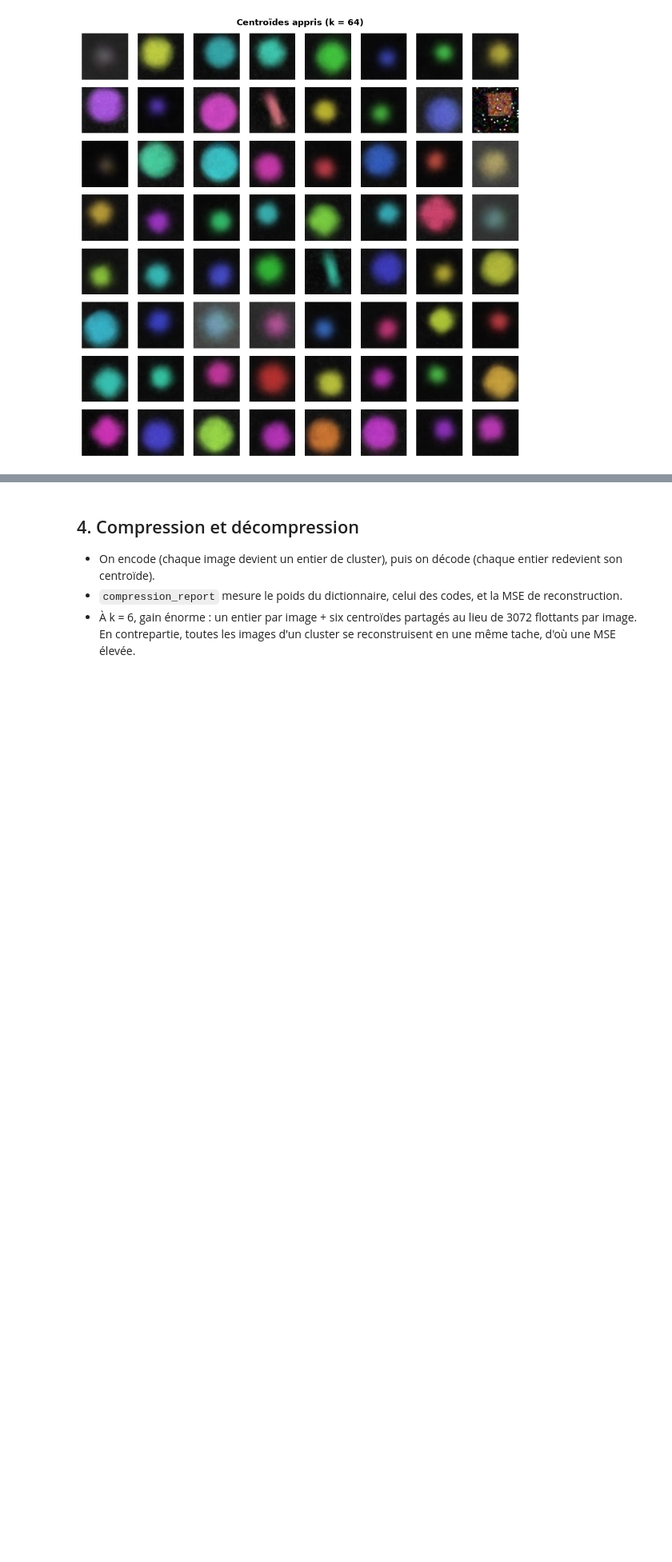
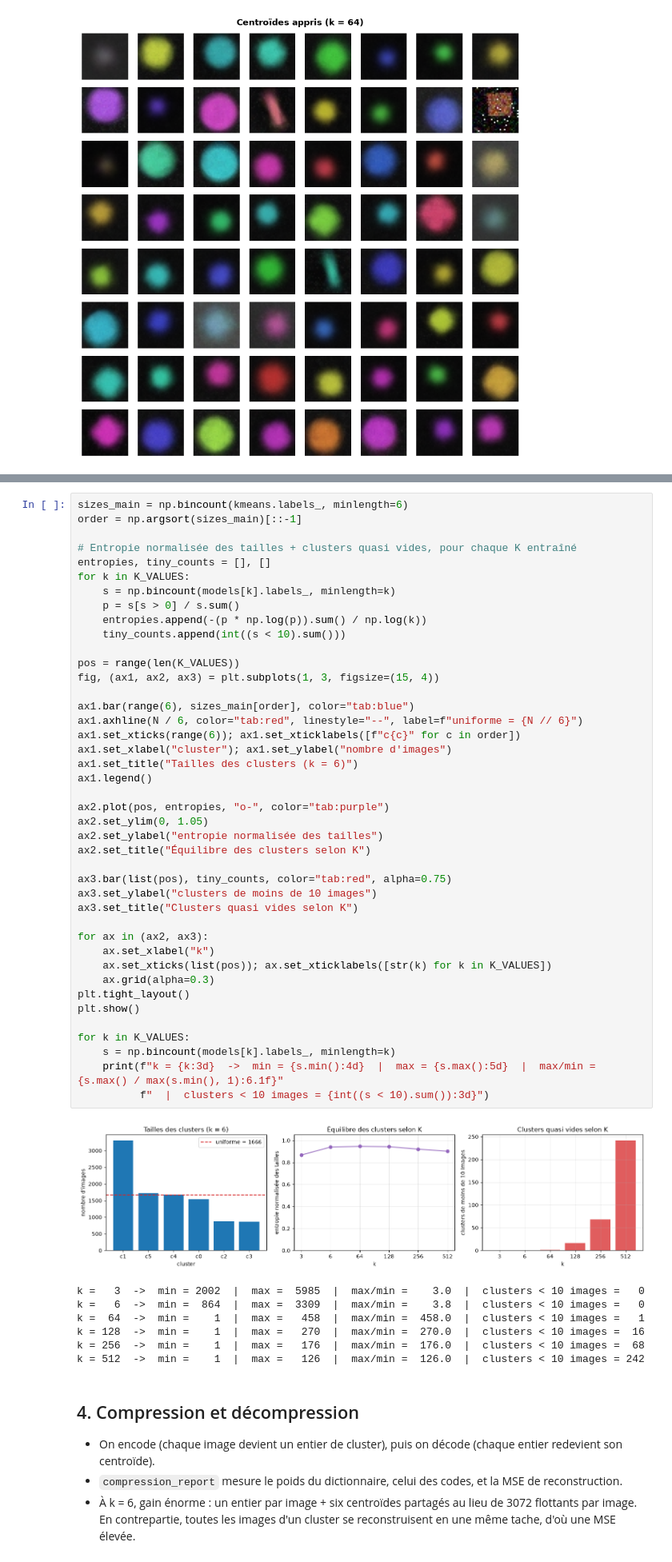
Before and after one commit to magicAyyub/unsupervised, a Jupyter notebook: notebooks/01_kmeans_shapes.ipynb, the cells around one changed output, grey strips where cells are left out. Shown at 80% size. Saved outputs shown, nothing was run; the diff lists cells and outputs as text; blank space fills up the shorter version.

```diff
--- a/notebooks/01_kmeans_shapes.ipynb
+++ b/notebooks/01_kmeans_shapes.ipynb
@@ -232,3 +287,53 @@ plt.show()
+# %%
+sizes_main = np.bincount(kmeans.labels_, minlength=6)
+order = np.argsort(sizes_main)[::-1]
+
+# Entropie normalisée des tailles + clusters quasi vides, pour chaque K entraîné
+entropies, tiny_counts = [], []
+for k in K_VALUES:
+    s = np.bincount(models[k].labels_, minlength=k)
+    p = s[s > 0] / s.sum()
+    entropies.append(-(p * np.log(p)).sum() / np.log(k))
+    tiny_counts.append(int((s < 10).sum()))
+
+pos = range(len(K_VALUES))
+fig, (ax1, ax2, ax3) = plt.subplots(1, 3, figsize=(15, 4))
+
+ax1.bar(range(6), sizes_main[order], color="tab:blue")
+ax1.axhline(N / 6, color="tab:red", linestyle="--", label=f"uniforme = {N // 6}")
+ax1.set_xticks(range(6)); ax1.set_xticklabels([f"c{c}" for c in order])
+ax1.set_xlabel("cluster"); ax1.set_ylabel("nombre d'images")
+ax1.set_title("Tailles des clusters (k = 6)")
+ax1.legend()
+
+ax2.plot(pos, entropies, "o-", color="tab:purple")
+ax2.set_ylim(0, 1.05)
+ax2.set_ylabel("entropie normalisée des tailles")
+ax2.set_title("Équilibre des clusters selon K")
+
+ax3.bar(list(pos), tiny_counts, color="tab:red", alpha=0.75)
+ax3.set_ylabel("clusters de moins de 10 images")
+ax3.set_title("Clusters quasi vides selon K")
+
+for ax in (ax2, ax3):
+    ax.set_xlabel("k")
+    ax.set_xticks(list(pos)); ax.set_xticklabels([str(k) for k in K_VALUES])
+    ax.grid(alpha=0.3)
+plt.tight_layout()
+plt.show()
+
+for k in K_VALUES:
+    s = np.bincount(models[k].labels_, minlength=k)
+    print(f"k = {k:3d}  ->  min = {s.min():4d}  |  max = {s.max():5d}  |  max/min = {s.max() / max(s.min(), 1):6.1f}"
+          f"  |  clusters < 10 images = {int((s < 10).sum()):3d}")
+# %% [output]
+[figure, added]
+k =   3  ->  min = 2002  |  max =  5985  |  max/min =    3.0  |  clusters < 10 images =   0
+k =   6  ->  min =  864  |  max =  3309  |  max/min =    3.8  |  clusters < 10 images =   0
+k =  64  ->  min =    1  |  max =   458  |  max/min =  458.0  |  clusters < 10 images =   1
+k = 128  ->  min =    1  |  max =   270  |  max/min =  270.0  |  clusters < 10 images =  16
+k = 256  ->  min =    1  |  max =   176  |  max/min =  176.0  |  clusters < 10 images =  68
+k = 512  ->  min =    1  |  max =   126  |  max/min =  126.0  |  clusters < 10 images = 242
 # %% [markdown]
 ## 4. Compression et décompression
 
```
Also changed, not shown: parts of 12 cells of this notebook, 7 other files.
